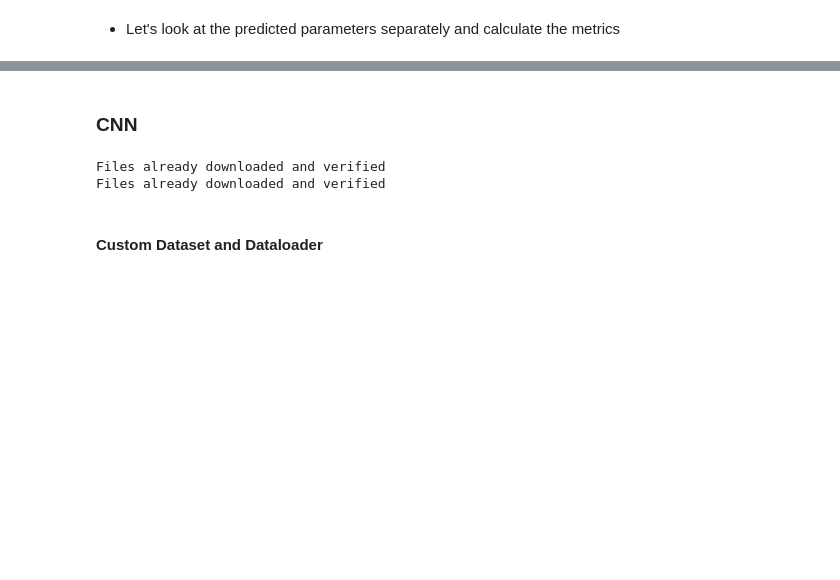
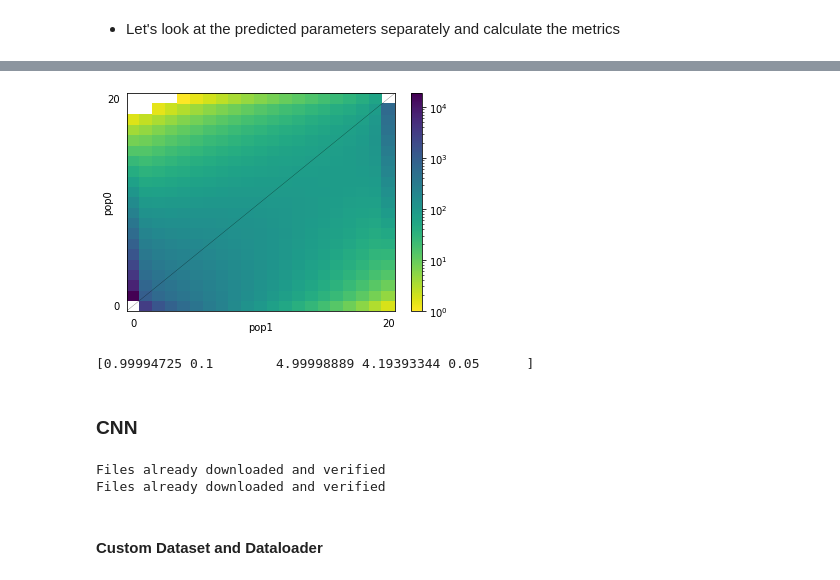
Before and after one commit to lisosoma/ML-for-demographic-inference, a Jupyter notebook: ML_DI_pipeline.ipynb, the cells around one changed output, grey strips where cells are left out. Drawn from its saved outputs; the diff is of its cells as text; code cells hidden in the pictures; blank space fills up the shorter version.

```diff
--- a/ML_DI_pipeline.ipynb
+++ b/ML_DI_pipeline.ipynb
@@ -331,3 +374,6 @@ cv = RepeatedKFold(n_splits=10, n_repeats=3, random_state=1)
 n_scores = cross_val_score(wrapper2, X_cur2, y_cur2, scoring='neg_mean_absolute_error', cv=cv, n_jobs=-1)
 n_scores = np.absolute(n_scores)
 print('MAE: %.3f (%.3f)' % (np.mean(n_scores), np.std(n_scores)))
+# %%
+wrapper2 = RegressorChain(model)
+wrapper2.fit(X_train2, y_train2)
@@ -334,2 +384,4 @@ print('MAE: %.3f (%.3f)' % (np.mean(n_scores), np.std(n_scores)))
+# %%
+y_pred2c = wrapper2.predict(X_test2)
 # %% [markdown]
 - Let's look at the predicted parameters separately and calculate the metrics
@@ -336,3 +441,17 @@ print('MAE: %.3f (%.3f)' % (np.mean(n_scores), np.std(n_scores)))
+# %%
+popt = y_pred2c[100]
+func_ex = dadi.Numerics.make_extrap_log_func(model_func)
+model = func_ex(popt, ns, pts_l)
+data = model * theta
+pylab.figure(i)
+dadi.Plotting.plot_single_2d_sfs(data, vmin = 1)
+pylab.savefig(f'/content/pred2.jpeg', dpi=300)
+# %% [output]
+[figure, added]
+# %%
+print(y_pred2c[100])
+# %% [output]
+[0.99994725 0.1        4.99998889 4.19393344 0.05      ]
 # %% [markdown]
 ### CNN
 # %%
```
Also changed, not shown: parts of 15 cells of this notebook.
